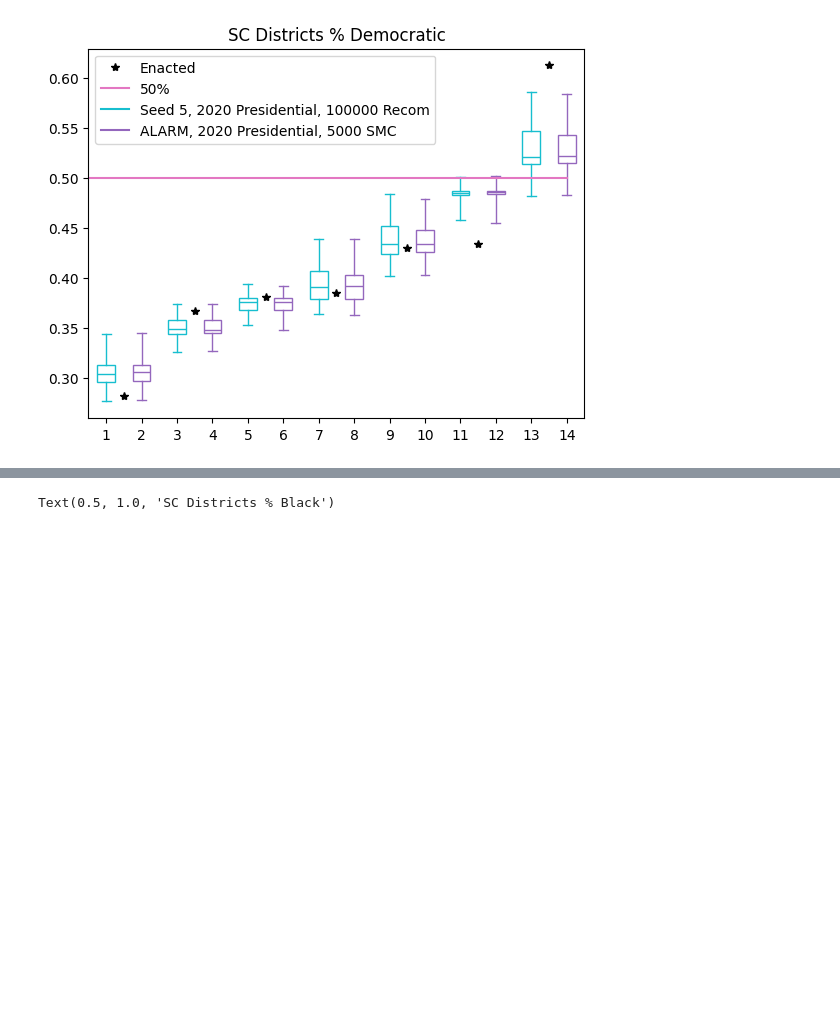
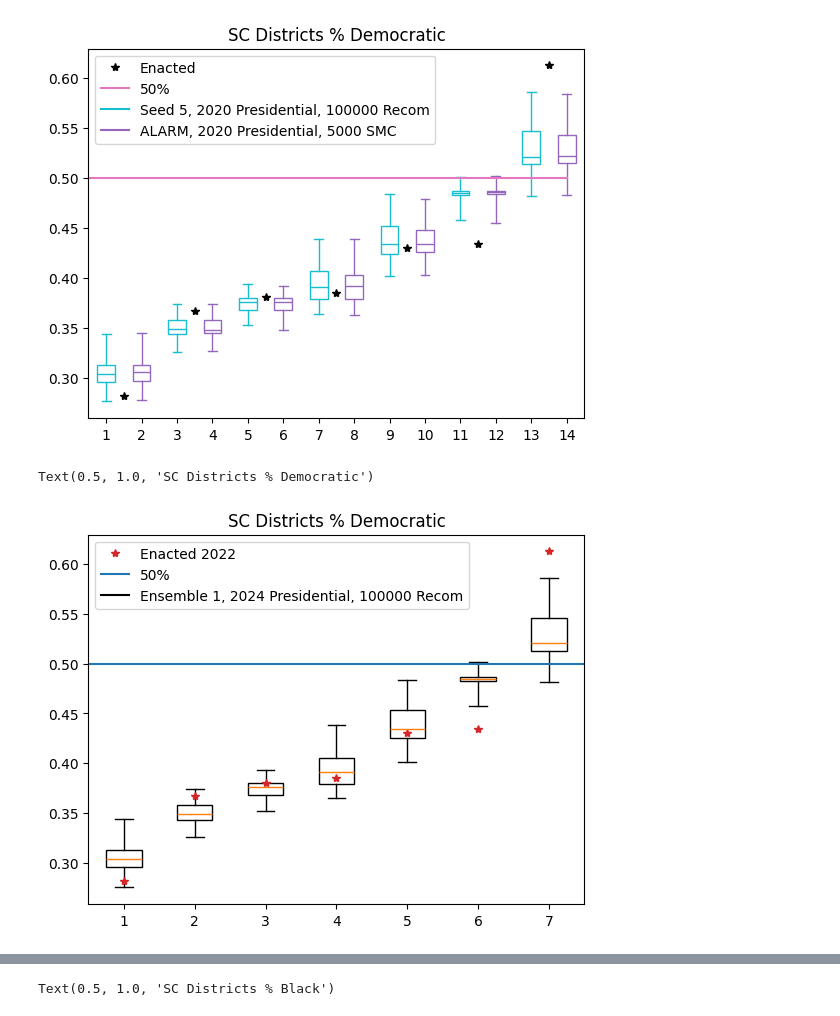
Before and after one commit to angela-moon/vra-analysis-south, a Jupyter notebook: SC/SC_Process_Ensemble_Outputs.ipynb, the cells around one changed output, grey strips where cells are left out. Drawn from its saved outputs; the diff is of its cells as text; code cells hidden in the pictures; blank space fills up the shorter version.

```diff
--- a/SC/SC_Process_Ensemble_Outputs.ipynb
+++ b/SC/SC_Process_Ensemble_Outputs.ipynb
@@ -293,3 +293,32 @@ plt.title("SC Districts % Democratic")
 # %% [output]
 Text(0.5, 1.0, 'SC Districts % Democratic')
 [figure]
+# %%
+plt.boxplot(
+    con_dempercs,
+    whis=[1,99],
+    showfliers=False,
+    patch_artist=True,
+    boxprops=dict(facecolor="None"),
+    capprops=dict(),
+    whiskerprops=dict(),
+    flierprops=dict(),
+    medianprops=dict()
+)
+
+plt.plot(range(1,8),
+         sorted([0.28192461872153896,
+ 0.3668851460292951,
+ 0.3802530715562839,
+ 0.3849554396261276,
+ 0.42982538776550644,
+ 0.43424330297262426,
+ 0.6127263177906164]), "*",color="tab:red",label="Enacted 2022")
+
+plt.plot([0.5,7.5],[0.5,0.5],color="tab:blue",label="50%")
+plt.plot([],[],color='black',label='Ensemble 1, 2024 Presidential, 100000 Recom')
+plt.legend()
+plt.title("SC Districts % Democratic")
+# %% [output]
+Text(0.5, 1.0, 'SC Districts % Democratic')
+[figure, added]
```
Also changed, not shown: parts of 4 cells of this notebook, 31 other files.
